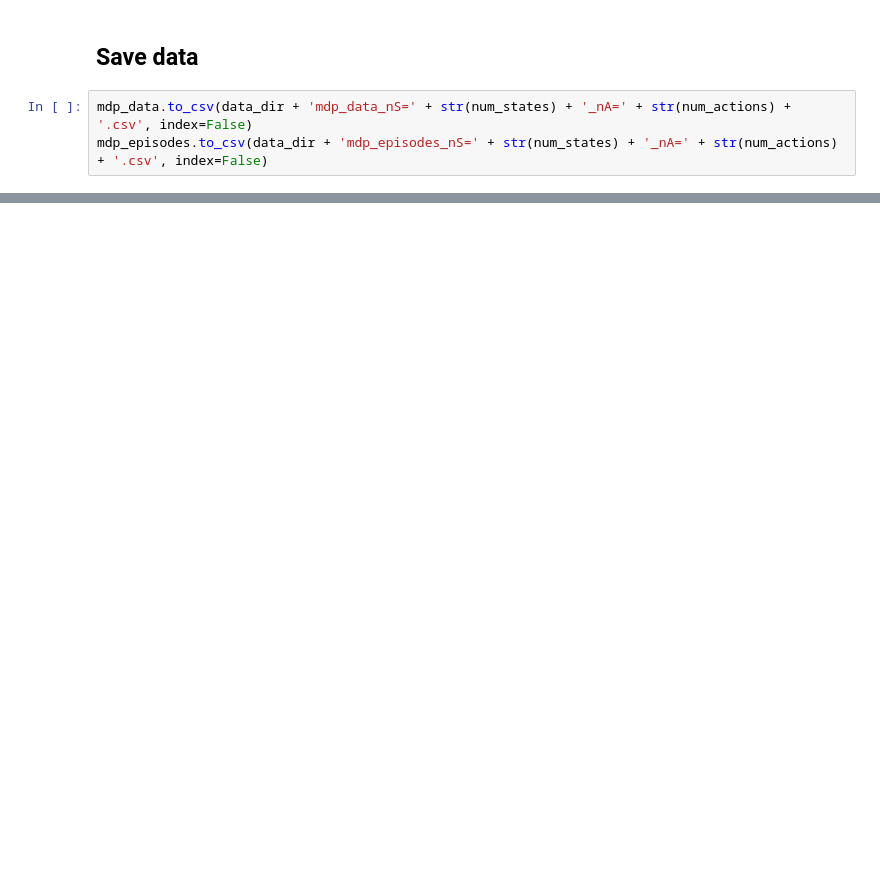
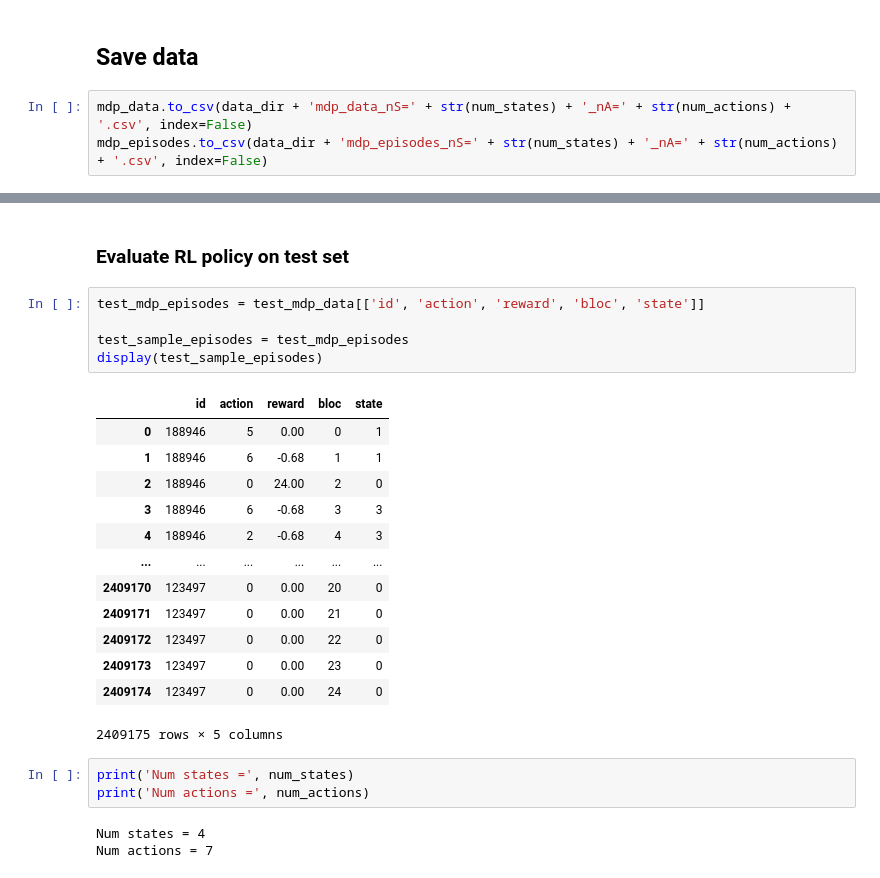
Before and after one commit to amrut-prabhu/direct_marketing_planning, a Jupyter notebook: 3_KDD_MDP_RL.ipynb, the cells around one changed output, grey strips where cells are left out. Saved outputs shown, nothing was run; the diff lists cells and outputs as text; blank space fills up the shorter version.

```diff
--- a/3_KDD_MDP_RL.ipynb
+++ b/3_KDD_MDP_RL.ipynb
@@ -964,0 +1007,27 @@ mdp_episodes.to_csv(data_dir + 'mdp_episodes_nS=' + str(num_states) + '_nA=' + s
+# %% [markdown]
+### Evaluate RL policy on test set
+# %%
+test_mdp_episodes = test_mdp_data[['id', 'action', 'reward', 'bloc', 'state']]
+
+test_sample_episodes = test_mdp_episodes
+display(test_sample_episodes)
+# %% [output]
+|  | id | action | reward | bloc | state |
+| 0 | 188946 | 5 | 0.00 | 0 | 1 |
+| 1 | 188946 | 6 | -0.68 | 1 | 1 |
+| 2 | 188946 | 0 | 24.00 | 2 | 0 |
+| 3 | 188946 | 6 | -0.68 | 3 | 3 |
+| 4 | 188946 | 2 | -0.68 | 4 | 3 |
+| ... | ... | ... | ... | ... | ... |
+| 2409170 | 123497 | 0 | 0.00 | 20 | 0 |
+| 2409171 | 123497 | 0 | 0.00 | 21 | 0 |
+| 2409172 | 123497 | 0 | 0.00 | 22 | 0 |
+| 2409173 | 123497 | 0 | 0.00 | 23 | 0 |
+| 2409174 | 123497 | 0 | 0.00 | 24 | 0 |
+2409175 rows × 5 columns
+# %%
+print('Num states =', num_states)
+print('Num actions =', num_actions)
+# %% [output]
+Num states = 4
+Num actions = 7
```
Also changed, not shown: parts of 30 cells of this notebook.
